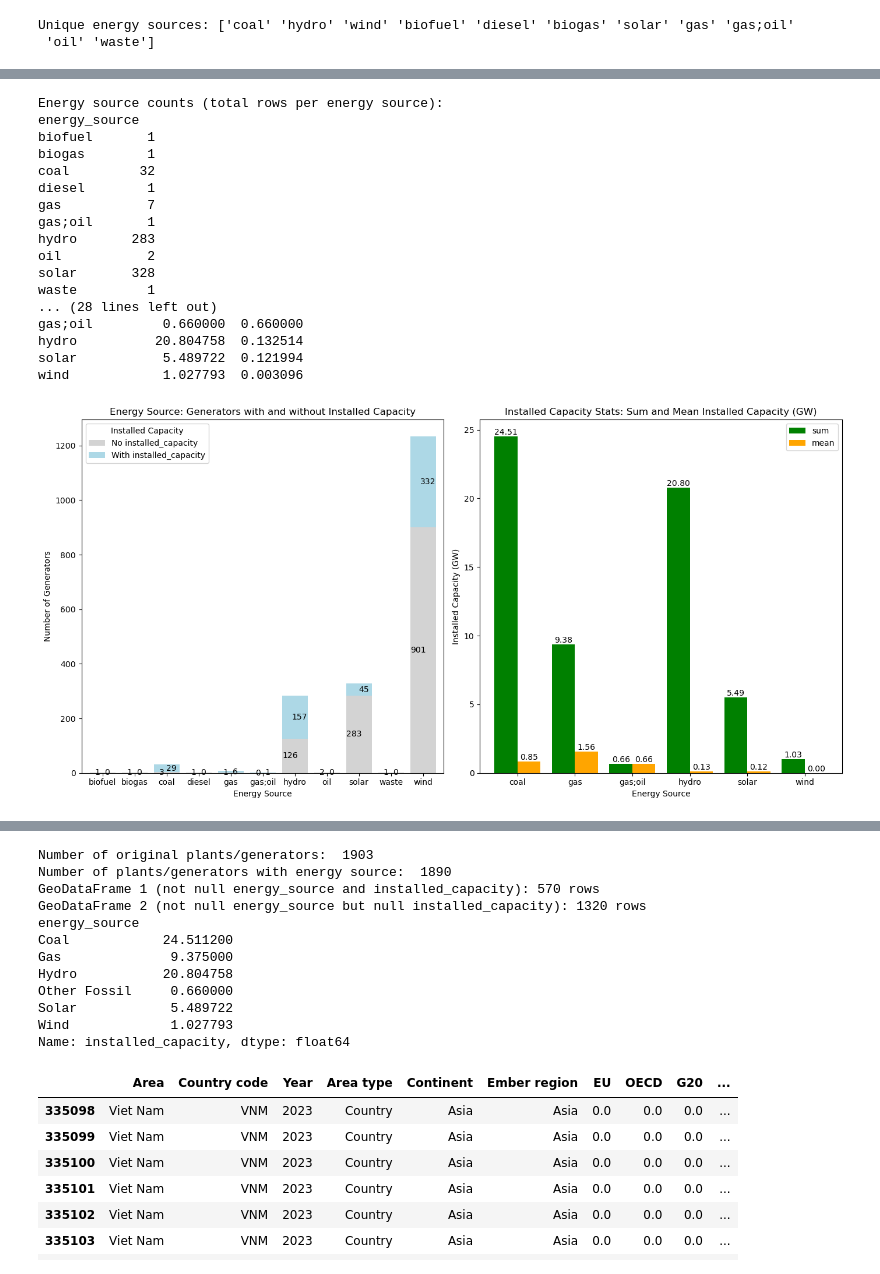
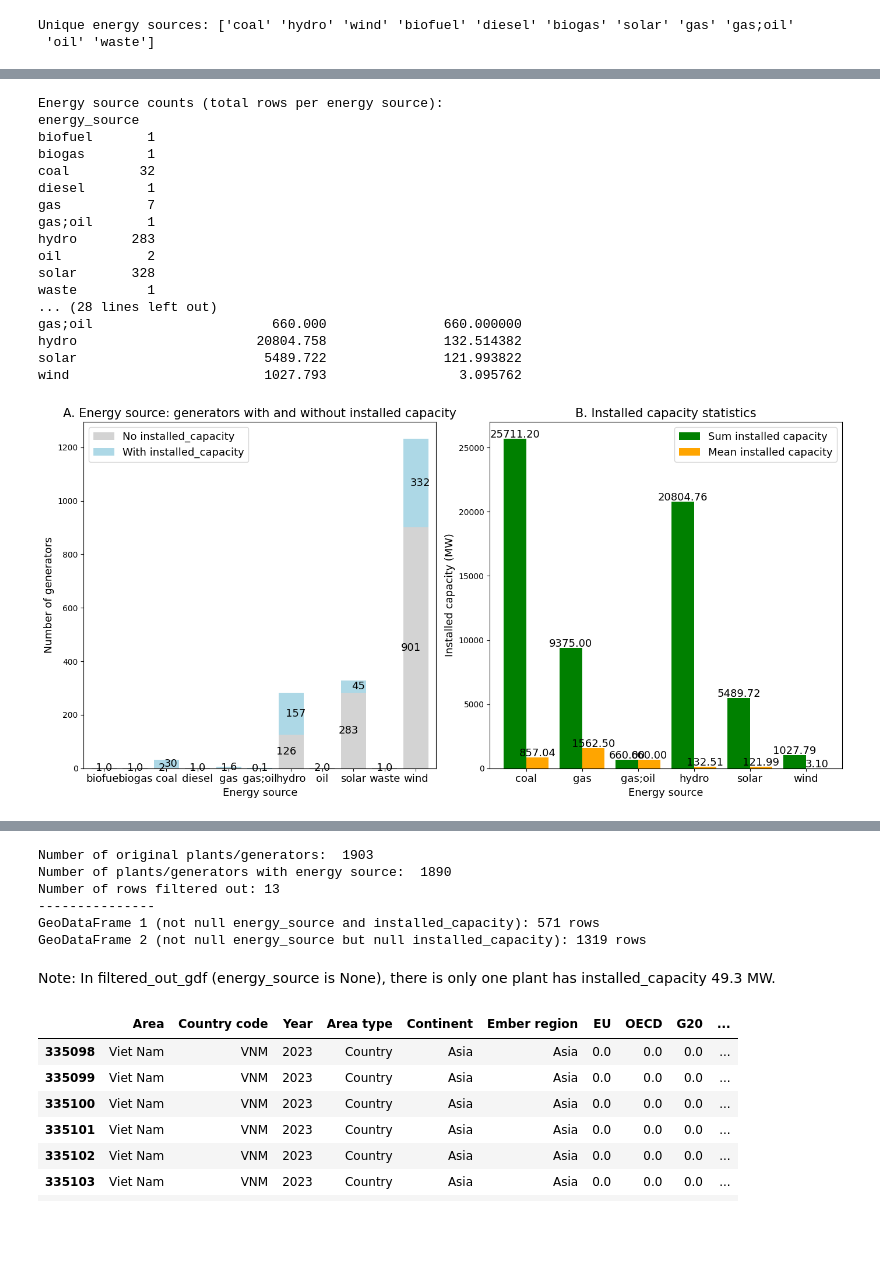
Before and after one commit to Mengqi-Ye/PowerFlowCascade, a Jupyter notebook: notebooks/2_electricity_generation_distribution.ipynb, the cells around one changed output, grey strips where cells are left out. Saved outputs shown, nothing was run; the diff lists cells and outputs as text; code cells hidden in the pictures; blank space fills up the shorter version.

```diff
--- a/notebooks/2_electricity_generation_distribution.ipynb
+++ b/notebooks/2_electricity_generation_distribution.ipynb
@@ -60,9 +72,9 @@ installed_capacity = []
 for i, row in gens_gdf.iterrows():
     try:
         if pd.notnull(row["plant_output_electricity"]):
-            installed_capacity.append(convert_to_gw(row["plant_output_electricity"]))
+            installed_capacity.append(convert_to_mw(row["plant_output_electricity"]))
         elif pd.notnull(row["generator_output_electricity"]):
-            installed_capacity.append(convert_to_gw(row["generator_output_electricity"]))
+            installed_capacity.append(convert_to_mw(row["generator_output_electricity"]))
         else:
             installed_capacity.append(None)
     except ValueError as e:
@@ -101,6 +103,7 @@ installed_capacity_counts = gens_gdf.groupby(["energy_source", ~gens_gdf["instal
 
 # 3. For rows with 'installed_capacity', calculate the total and average values
 installed_capacity_stats = gens_gdf[gens_gdf["installed_capacity"].notna()].groupby("energy_source")["installed_capacity"].agg(['sum', 'mean'])
+installed_capacity_stats.rename(columns={'sum': 'Sum installed capacity', 'mean': 'Mean installed capacity'}, inplace=True)
 
 # Output the results
 print("Energy source counts (total rows per energy source):")
@@ -125,10 +128,10 @@ oil           2
 solar       328
 waste         1
 ... (28 lines left out)
-gas;oil         0.660000  0.660000
-hydro          20.804758  0.132514
-solar           5.489722  0.121994
-wind            1.027793  0.003096
+gas;oil                       660.000               660.000000
+hydro                       20804.758               132.514382
+solar                        5489.722               121.993822
+wind                         1027.793                 3.095762
 # %%
 # Display total rows per energy_source and the count of rows with and without 'installed_capacity'
 fig, ax = plt.subplots(1, 2, figsize=(14, 7))
@@ -137,47 +140,48 @@ fig, ax = plt.subplots(1, 2, figsize=(14, 7))
 installed_capacity_counts_unstacked = installed_capacity_counts.unstack().fillna(0)
 installed_capacity_counts_unstacked.columns = ['No installed_capacity', 'With installed_capacity']
 installed_capacity_counts_unstacked.plot(kind='bar', stacked=True, ax=ax[0], width=0.8, color=['lightgray', 'lightblue'])
-ax[0].set_title('Energy Source: Generators with and without Installed Capacity')
-ax[0].set_ylabel('Number of Generators')
-ax[0].set_xlabel('Energy Source')
-ax[0].legend(title='Installed Capacity')
+ax[0].set_title('A. Energy source: generators with and without installed capacity', fontsize=15)
+ax[0].set_ylabel('Number of generators', fontsize=13)
+ax[0].set_xlabel('Energy source', fontsize=13)
+ax[0].legend(fontsize=13)
 
 # Annotate the stacked bar chart with numbers (avoid overlap)
 for i, (no_cap, with_cap) in enumerate(zip(installed_capacity_counts_unstacked.iloc[:, 0], installed_capacity_counts_unstacked.iloc[:, 1])):
     if no_cap >= 0:  # 只标记大于 0 的值
-        ax[0].annotate(f'{no_cap:.0f}', (i - 0.15, no_cap / 2), ha='center', va='center', fontsize=10, color='black')
+        ax[0].annotate(f'{no_cap:.0f}', (i - 0.15, no_cap / 2), ha='center', va='center', fontsize=13, color='black')
     if with_cap >= 0:  # 只标记大于 0 的值
-        ax[0].annotate(f'{with_cap:.0f}', (i + 0.15, no_cap + with_cap / 2), ha='center', va='center', fontsize=10, color='black')
+        ax[0].annotate(f'{with_cap:.0f}', (i + 0.15, no_cap + with_cap / 2), ha='center', va='center', fontsize=13, color='black')
 
 # # Annotate the stacked bar chart with numbers
 # for p in ax[0].patches:
 #     height = p.get_height()
 #     x = p.get_x() + p.get_width() / 2.
 #     y = p.get_y() + height / 2.
 
 #     ax[0].annotate(f'{height:.0f}', (x, y), ha='center', va='center', fontsize=10, color='black') #, fontweight='bold'
 
 # (b) Display total and mean 'installed_capacity' for each energy_source
 installed_capacity_stats.plot(kind='bar', ax=ax[1], width=0.8, color=['green', 'orange'])
-ax[1].set_title('Installed Capacity Stats: Sum and Mean Installed Capacity (GW)')
-ax[1].set_ylabel('Installed Capacity (GW)')
-ax[1].set_xlabel('Energy Source')
+ax[1].set_title('B. Installed capacity statistics', fontsize=15)
+ax[1].set_ylabel('Installed capacity (MW)', fontsize=13)
+ax[1].set_xlabel('Energy source', fontsize=13)
+ax[1].legend(fontsize=13)
 
 # Annotate the bar chart with numbers
 for p in ax[1].patches:
     height = p.get_height()
     x = p.get_x() + p.get_width() / 2.
     y = height
 
-    ax[1].annotate(f'{height:.2f}', (x, y), ha='center', va='center', fontsize=10, color='black', xytext=(0, 5), textcoords='offset points') #, fontweight='bold'
+    ax[1].annotate(f'{height:.2f}', (x, y), ha='center', va='center', fontsize=13, color='black', xytext=(0, 5), textcoords='offset points') #, fontweight='bold'
 
-ax[0].tick_params(axis='x', rotation=0)
-ax[1].tick_params(axis='x', rotation=0)
+ax[0].tick_params(axis='x', rotation=0, labelsize=13)
+ax[1].tick_params(axis='x', rotation=0, labelsize=13)
 
 plt.tight_layout()
 plt.show()
 # %% [output]
-[figure, old version]
+[figure, new version]
 # %%
 gens_gdf[gens_gdf["energy_source"].isin(["diesel"])]
 # %% [output]
@@ -208,31 +213,27 @@ gens_gdf["energy_source"] = gens_gdf["energy_source"].map(energy_source_mapping)
 # %%
 # Split the GeoDataFrame based on 'energy_source' and 'installed_capacity'
 filtered_gdf = gens_gdf.dropna(subset=["energy_source"])
+filtered_out_gdf = gens_gdf[~gens_gdf.index.isin(filtered_gdf.index)]
 
 # Further split based on 'installed_capacity' being not null or null
 gdf_1 = filtered_gdf[filtered_gdf["installed_capacity"].notnull()]
 gdf_2 = filtered_gdf[filtered_gdf["installed_capacity"].isnull()]
 
 # Calculate the total installed_capacity in gdf_1 grouped by energy_source
-exisiting_capacity = gdf_1.groupby("energy_source")["installed_capacity"].sum()
+existing_capacity = gdf_1.groupby("energy_source")["installed_capacity"].sum()
 
 # Output the results
 print("Number of original plants/generators: ", len(gens_gdf))
 print("Number of plants/generators with energy source: ", len(filtered_gdf))
+print(f"Number of rows filtered out: {len(filtered_out_gdf)}")
+print("---------------")
 
 print(f"GeoDataFrame 1 (not null energy_source and installed_capacity): {len(gdf_1)} rows")
 print(f"GeoDataFrame 2 (not null energy_source but null installed_capacity): {len(gdf_2)} rows")
-print(gdf_1_grouped)
 # %% [output]
 Number of original plants/generators:  1903
 Number of plants/generators with energy source:  1890
-GeoDataFrame 1 (not null energy_source and installed_capacity): 570 rows
-GeoDataFrame 2 (not null energy_source but null installed_capacity): 1320 rows
-energy_source
-Coal            24.511200
-Gas              9.375000
-Hydro           20.804758
-Other Fossil     0.660000
-Solar            5.489722
-Wind             1.027793
-Name: installed_capacity, dtype: float64
+Number of rows filtered out: 13
+---------------
+GeoDataFrame 1 (not null energy_source and installed_capacity): 571 rows
+GeoDataFrame 2 (not null energy_source but null installed_capacity): 1319 rows
@@ -241,3 +240,5 @@ gens_gdf[gens_gdf["energy_source"].isin(["diesel"])]
+# %% [markdown]
+Note: In filtered_out_gdf (energy_source is None), there is only one plant has installed_capacity 49.3 MW.
 # %%
 # df = pd.read_csv('../data/yearly_full_release_long_format.csv')
 
```
Also changed, not shown: parts of 22 cells of this notebook, 55 other files.
